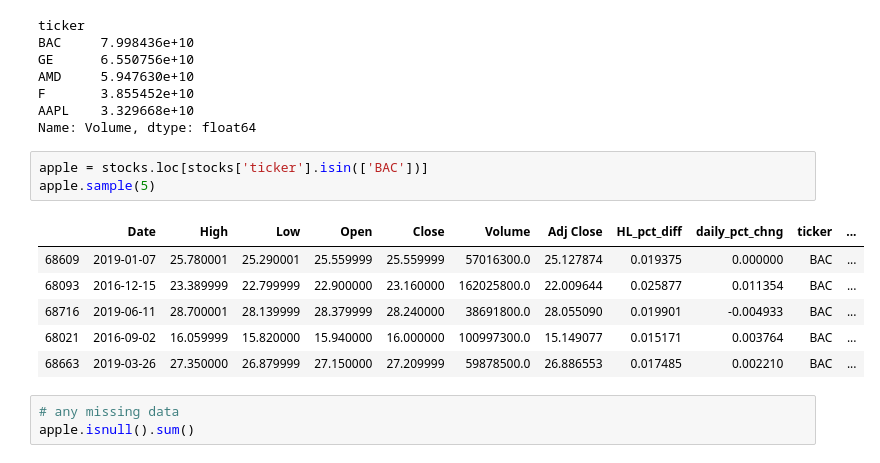
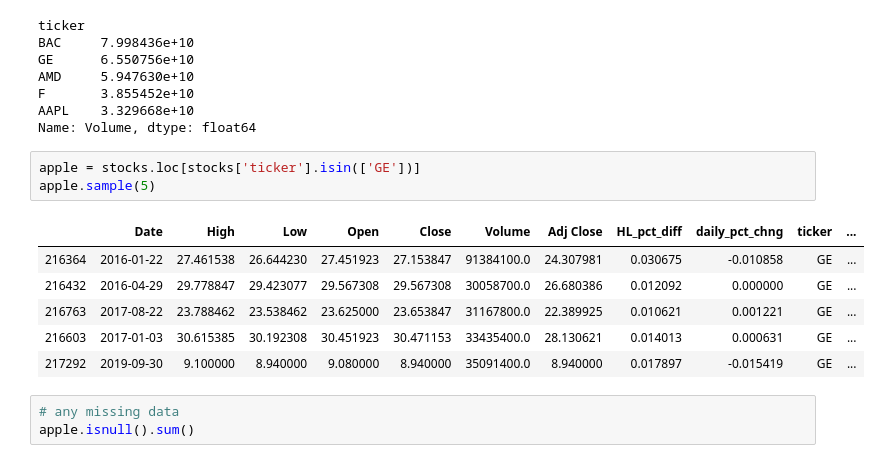
Before and after one commit to gportes24/Final_project, a Jupyter notebook: Stock_Closing.ipynb, the cells around one changed output. Saved outputs shown, nothing was run; the diff lists cells and outputs as text.

```diff
--- a/Stock_Closing.ipynb
+++ b/Stock_Closing.ipynb
@@ -117,15 +117,15 @@ F       3.855452e+10
 AAPL    3.329668e+10
 Name: Volume, dtype: float64
 # %%
-apple = stocks.loc[stocks['ticker'].isin(['BAC'])]
+apple = stocks.loc[stocks['ticker'].isin(['GE'])]
 apple.sample(5)
 # %% [output]
 |  | Date | High | Low | Open | Close | Volume | Adj Close | HL_pct_diff | daily_pct_chng | ticker | ... |
-| 68609 | 2019-01-07 | 25.780001 | 25.290001 | 25.559999 | 25.559999 | 57016300.0 | 25.127874 | 0.019375 | 0.000000 | BAC | ... |
-| 68093 | 2016-12-15 | 23.389999 | 22.799999 | 22.900000 | 23.160000 | 162025800.0 | 22.009644 | 0.025877 | 0.011354 | BAC | ... |
-| 68716 | 2019-06-11 | 28.700001 | 28.139999 | 28.379999 | 28.240000 | 38691800.0 | 28.055090 | 0.019901 | -0.004933 | BAC | ... |
-| 68021 | 2016-09-02 | 16.059999 | 15.820000 | 15.940000 | 16.000000 | 100997300.0 | 15.149077 | 0.015171 | 0.003764 | BAC | ... |
-| 68663 | 2019-03-26 | 27.350000 | 26.879999 | 27.150000 | 27.209999 | 59878500.0 | 26.886553 | 0.017485 | 0.002210 | BAC | ... |
+| 216364 | 2016-01-22 | 27.461538 | 26.644230 | 27.451923 | 27.153847 | 91384100.0 | 24.307981 | 0.030675 | -0.010858 | GE | ... |
+| 216432 | 2016-04-29 | 29.778847 | 29.423077 | 29.567308 | 29.567308 | 30058700.0 | 26.680386 | 0.012092 | 0.000000 | GE | ... |
+| 216763 | 2017-08-22 | 23.788462 | 23.538462 | 23.625000 | 23.653847 | 31167800.0 | 22.389925 | 0.010621 | 0.001221 | GE | ... |
+| 216603 | 2017-01-03 | 30.615385 | 30.192308 | 30.451923 | 30.471153 | 33435400.0 | 28.130621 | 0.014013 | 0.000631 | GE | ... |
+| 217292 | 2019-09-30 | 9.100000 | 8.940000 | 9.080000 | 8.940000 | 35091400.0 | 8.940000 | 0.017897 | -0.015419 | GE | ... |
 # %%
 # any missing data
 apple.isnull().sum()
```
Also changed, not shown: parts of 34 cells of this notebook, 3 other files.
